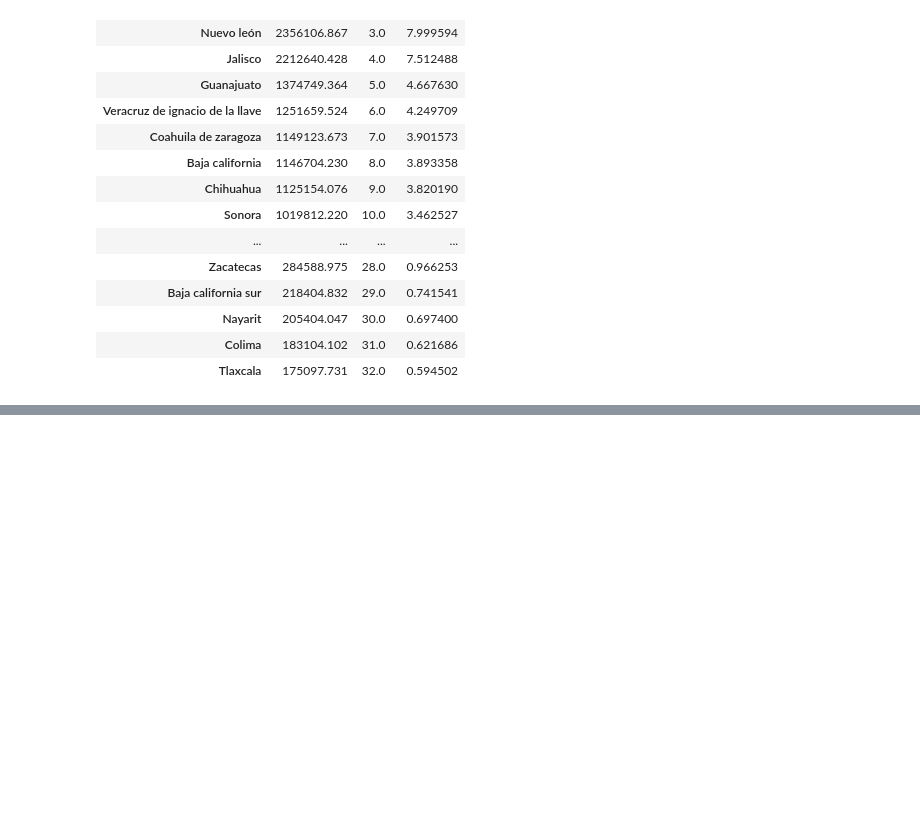
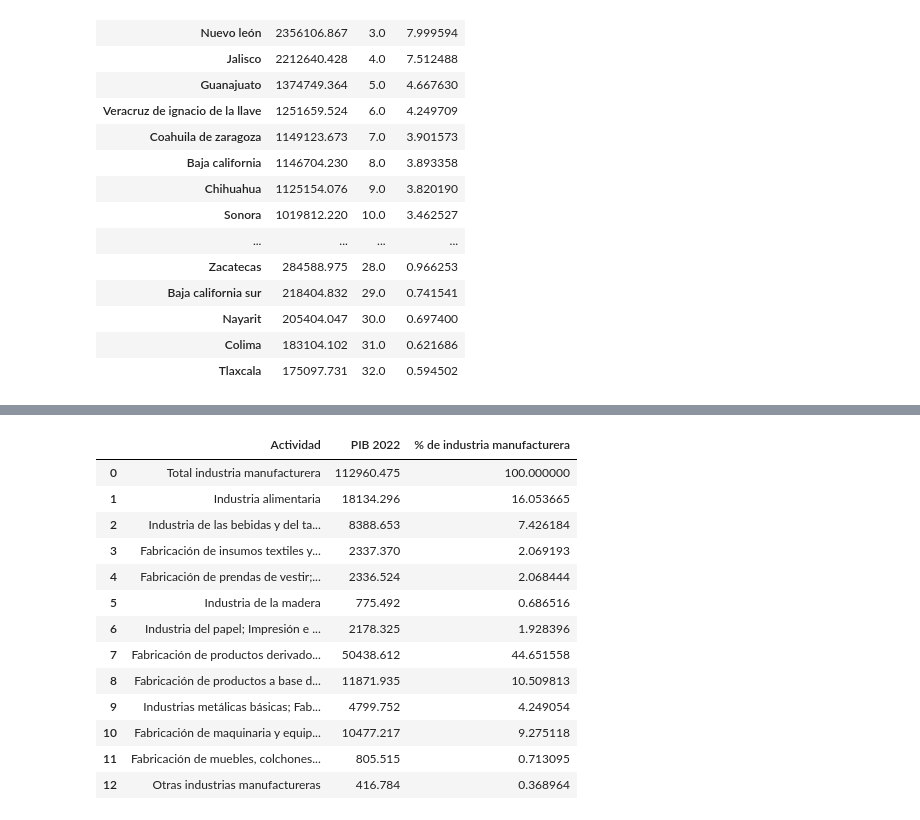
Before and after one commit to jfloresbmxt/fichas_estatales, a Jupyter notebook: pipelines/pib/pib.ipynb, the cells around one changed output, grey strips where cells are left out. Saved outputs shown, nothing was run; the diff lists cells and outputs as text; code cells hidden in the pictures; blank space fills up the shorter version.

```diff
--- a/pipelines/pib/pib.ipynb
+++ b/pipelines/pib/pib.ipynb
@@ -152,3 +234,31 @@ var_nac()
+# %%
+def manufacturas(df, entidad):
+    df = df[df["entidad"] == entidad]
+    df = (df.iloc[-1:,13:26]).T
+    total = df.loc["Total industria manufacturera"]
+
+    df["% manufacturas"] =  (df/total)*100
+    df = df.reset_index()
+    df.columns = ["Actividad","PIB 2022", "% de industria manufacturera"]
+
+    return df
+
+manufacturas(df_, "Hidalgo")
+# %% [output]
+|  | Actividad | PIB 2022 | % de industria manufacturera |
+| 0 | Total industria manufacturera | 112960.475 | 100.000000 |
+| 1 | Industria alimentaria | 18134.296 | 16.053665 |
+| 2 | Industria de las bebidas y del ta... | 8388.653 | 7.426184 |
+| 3 | Fabricación de insumos textiles y... | 2337.370 | 2.069193 |
+| 4 | Fabricación de prendas de vestir;... | 2336.524 | 2.068444 |
+| 5 | Industria de la madera | 775.492 | 0.686516 |
+| 6 | Industria del papel; Impresión e ... | 2178.325 | 1.928396 |
+| 7 | Fabricación de productos derivado... | 50438.612 | 44.651558 |
+| 8 | Fabricación de productos a base d... | 11871.935 | 10.509813 |
+| 9 | Industrias metálicas básicas; Fab... | 4799.752 | 4.249054 |
+| 10 | Fabricación de maquinaria y equip... | 10477.217 | 9.275118 |
+| 11 | Fabricación de muebles, colchones... | 805.515 | 0.713095 |
+| 12 | Otras industrias manufactureras | 416.784 | 0.368964 |
 # %%
 class INFO_PIB:
 
```
Also changed, not shown: parts of 13 cells of this notebook, 40 other files.
